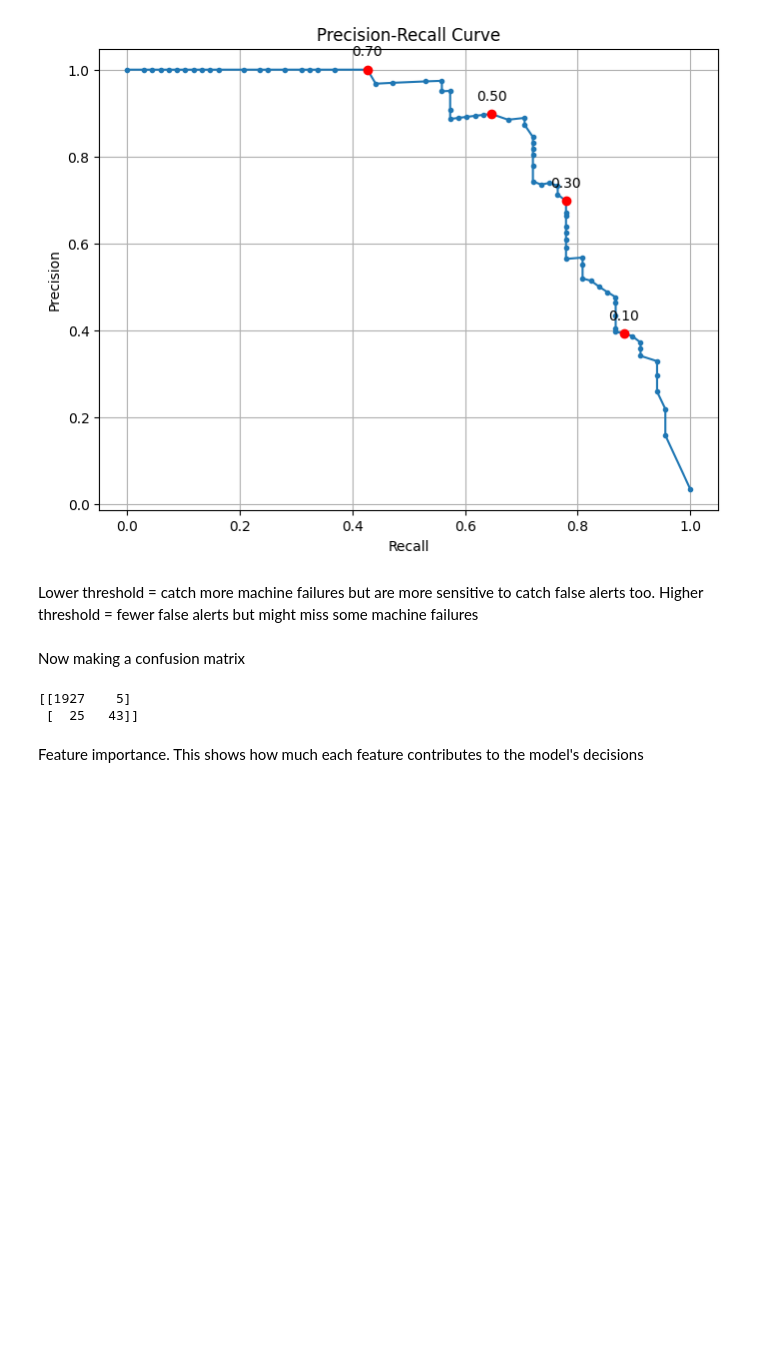
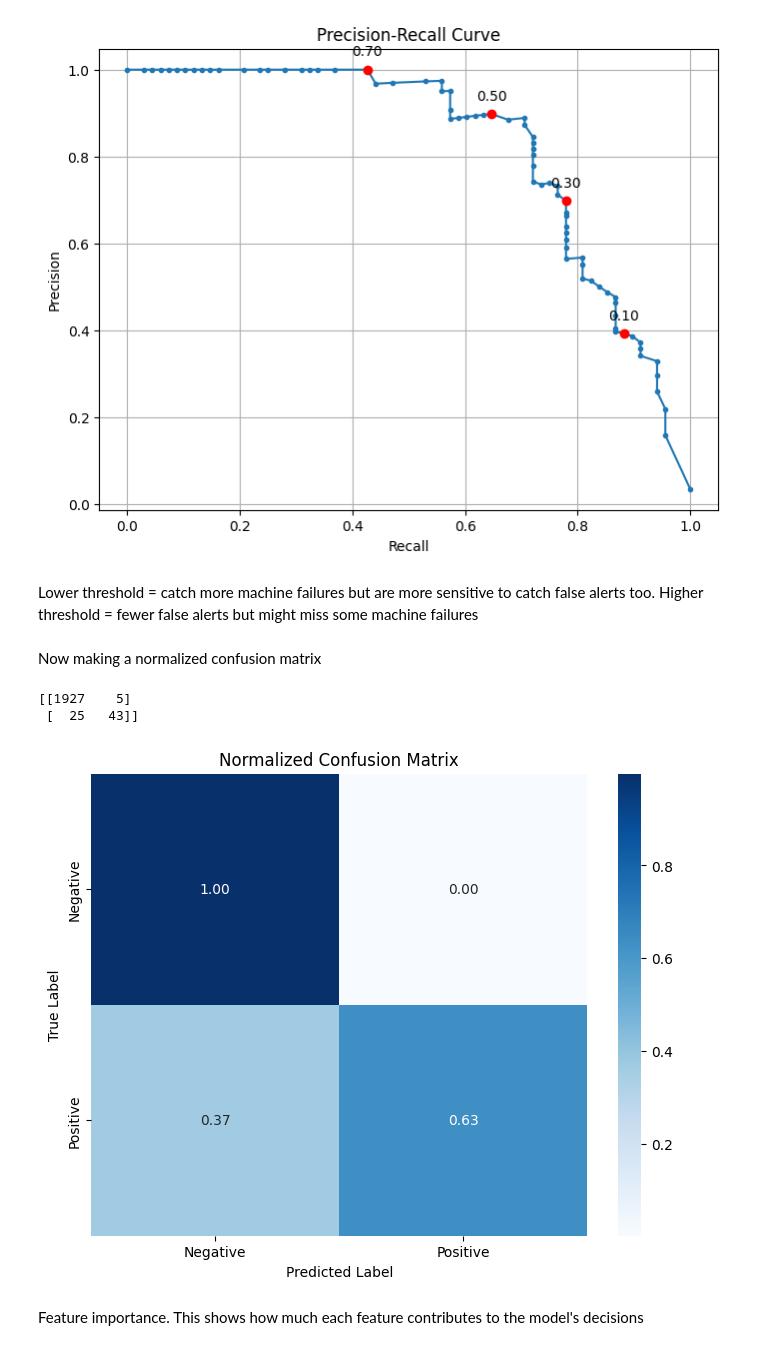
Before and after one commit to tobiaseis/ML_exam, a Jupyter notebook: ML_exam.ipynb, the cells around one changed output. Cells and saved outputs as stored; diff of their text form; code cells hidden in the pictures; blank space fills up the shorter version.

```diff
--- a/ML_exam.ipynb
+++ b/ML_exam.ipynb
@@ -298,13 +298,25 @@ plt.show()
 Lower threshold = catch more machine failures but are more sensitive to catch false alerts too.
 Higher threshold = fewer false alerts but might miss some machine failures
 # %% [markdown]
-Now making a confusion matrix
+Now making a normalized confusion matrix
-# %%
-conf_matrix = confusion_matrix(y_test, y_pred)
-print(conf_matrix)
-# %% [output]
-[[1927    5]
- [  25   43]]
+# %%
+conf_matrix = confusion_matrix(y_test, y_pred)
+print(conf_matrix)
+
+cm_normalized = conf_matrix.astype('float') / conf_matrix.sum(axis=1)[:, np.newaxis]
+
+plt.figure(figsize=(8, 6))
+sns.heatmap(cm_normalized, annot=True, fmt='.2f', cmap='Blues',
+            xticklabels=['Negative', 'Positive'],
+            yticklabels=['Negative', 'Positive'])
+plt.title('Normalized Confusion Matrix')
+plt.ylabel('True Label')
+plt.xlabel('Predicted Label')
+plt.show()
+# %% [output]
+[[1927    5]
+ [  25   43]]
+[figure, added]
 # %% [markdown]
 Feature importance. This shows how much each feature contributes to the model's decisions
 # %%
```
Also changed, not shown: parts of 1 cell of this notebook.
